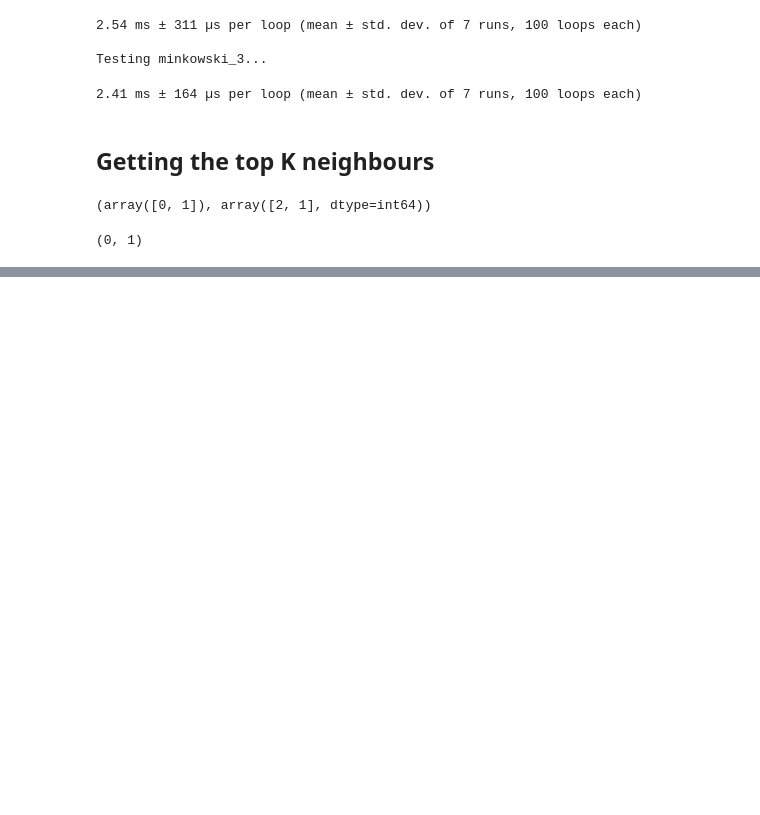
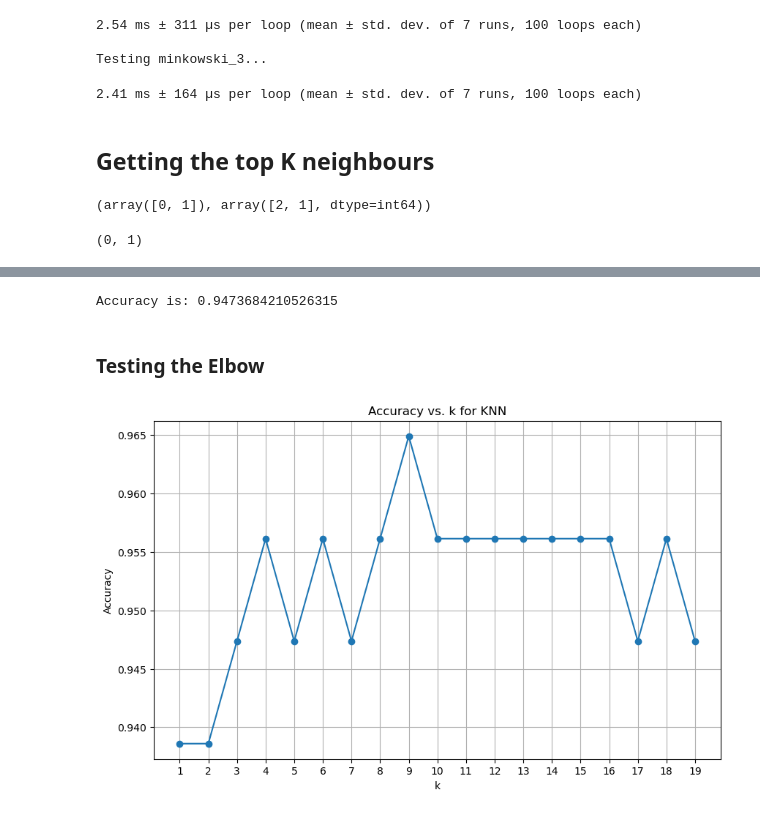
Before and after one commit to moh-C/ML_From_Scratch, a Jupyter notebook: KNNFromScratch.ipynb, the cells around one changed output, grey strips where cells are left out. Drawn from its saved outputs; the diff is of its cells as text; code cells hidden in the pictures; blank space fills up the shorter version.

```diff
--- a/KNNFromScratch.ipynb
+++ b/KNNFromScratch.ipynb
@@ -317,0 +355,38 @@ class MyKNN():
+# %%
+KNNPredictor = MyKNN(
+    X_train=X_train_normalized,
+    y_train=y_train,
+    k=3
+)
+# %%
+y_pred = KNNPredictor.predict_dataset(X_test_normalized)
+accuracy = np.mean(y_pred == y_test)
+print(f"Accuracy is: {accuracy}")
+# %% [output]
+Accuracy is: 0.9473684210526315
+# %% [markdown]
+### Testing the Elbow
+# %%
+accuracies = []
+k_range = range(1, 20)
+for k in k_range:
+    KNNPredictor = MyKNN(
+        X_train=X_train_normalized,
+        y_train=y_train,
+        k=k
+    )
+    y_pred = KNNPredictor.predict_dataset(X_test_normalized)
+    accuracy = np.mean(y_pred == y_test)
+    accuracies.append(accuracy)
+# %%
+# Plotting code...
+plt.figure(figsize=(10, 6))
+plt.plot(k_range, accuracies, marker='o')
+plt.title('Accuracy vs. k for KNN')
+plt.xlabel('k')
+plt.ylabel('Accuracy')
+plt.xticks(k_range)
+plt.grid(True)
+plt.show()
+# %% [output]
+[figure, added]
```
Also changed, not shown: parts of 4 cells of this notebook.
